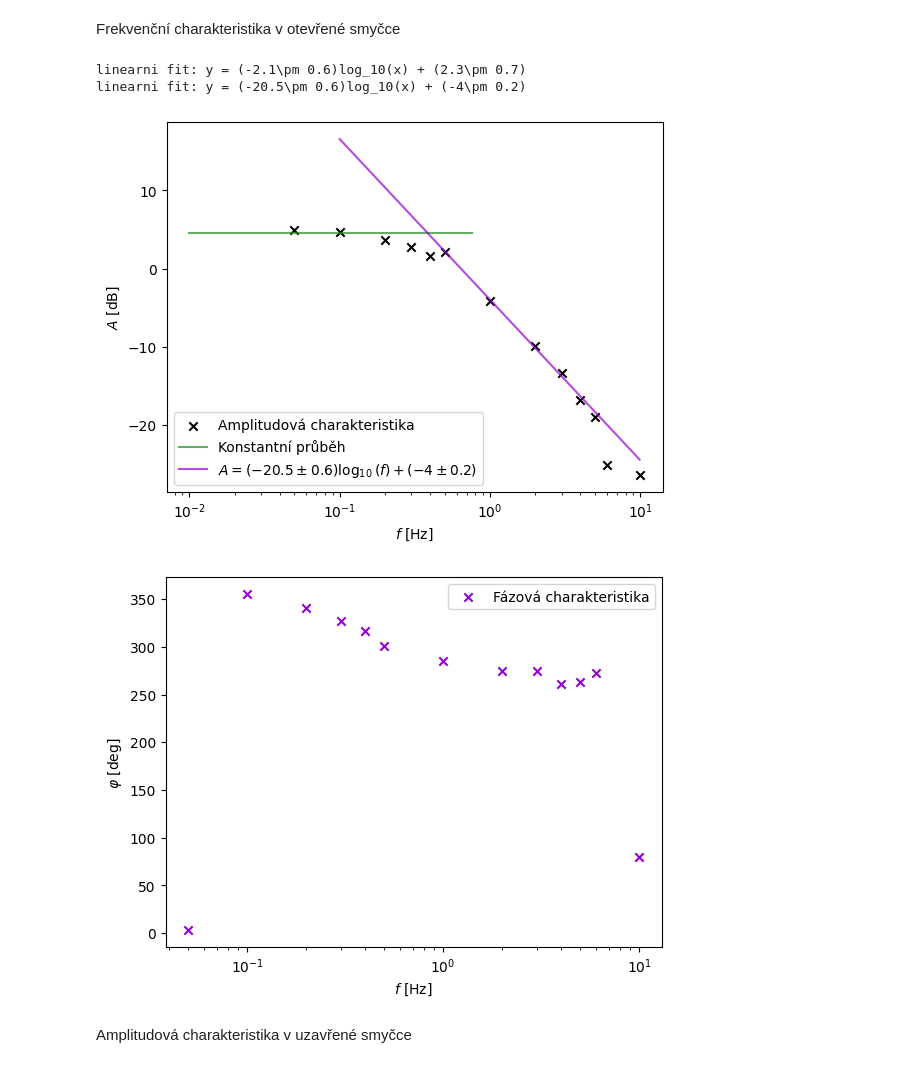
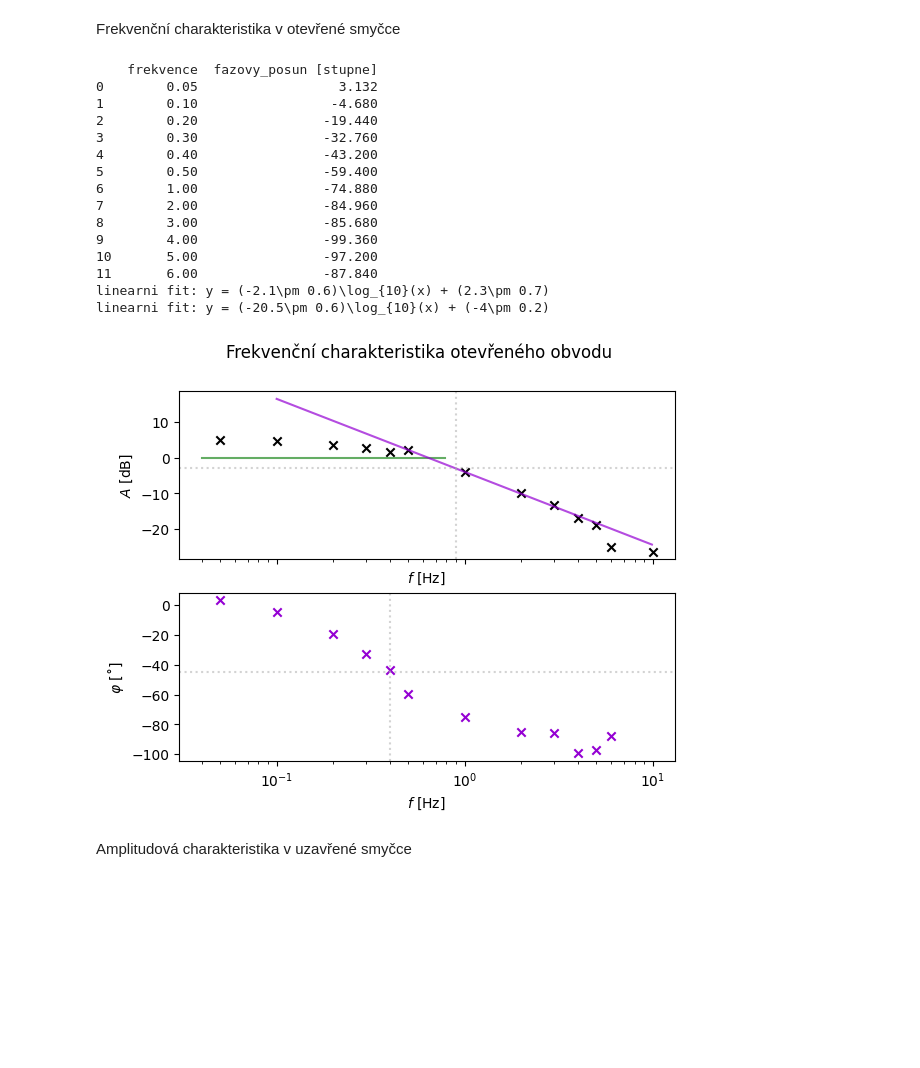
Before and after one commit to Mirenka11/RSEN, a Jupyter notebook: Data/zpracovani.ipynb, the cells around one changed output. Saved outputs shown, nothing was run; the diff lists cells and outputs as text; code cells hidden in the pictures; blank space fills up the shorter version.

```diff
--- a/Data/zpracovani.ipynb
+++ b/Data/zpracovani.ipynb
@@ -168,7 +138,9 @@ linearni fit: y = (-10.9\pm 0.9)x + (6\pm 0.6)
 Frekvenční charakteristika v otevřené smyčce
 # %%
 amplitudova_otevrena = pd.read_excel("rsen_laborka.xlsx", sheet_name="Frekvencni", engine="openpyxl", nrows=14, usecols="A, E")
-fazova_otevrena = pd.read_excel("rsen_laborka.xlsx", sheet_name="Frekvencni", engine="openpyxl", nrows=14, usecols="A, C")
+fazova_otevrena = pd.read_excel("rsen_laborka.xlsx", sheet_name="Frekvencni", engine="openpyxl", nrows=12, usecols="A, C")
+
+print(fazova_otevrena)
 
 fitovane_parametry_otevrena_1, kovariance_parametru_otevrena_1 = optimize.curve_fit(log10_fit,
                                                                       xdata=amplitudova_otevrena["frekvence"][0:3],
@@ -179,58 +151,77 @@ sigma_parametru_otevrena_1 = np.sqrt(np.diag(kovariance_parametru_otevrena_1)) #
 zaokrouhlene_parametry_otevrena_1 = []
 for j in range(len(fitovane_parametry_otevrena_1)): # zaokrouhleni na jednu platnou cifru
     zaokrouhlene_parametry_otevrena_1.append(round_to_reference(fitovane_parametry_otevrena_1[j],
                                                          sigma_parametru_otevrena_1[j]))
 print(
-    f"linearni fit: y = ({zaokrouhlene_parametry_otevrena_1[0][0]}\pm {zaokrouhlene_parametry_otevrena_1[0][1]})log_{10}(x) + ({zaokrouhlene_parametry_otevrena_1[1][0]}\pm {zaokrouhlene_parametry_otevrena_1[1][1]})")
+    f"linearni fit: y = ({zaokrouhlene_parametry_otevrena_1[0][0]}\\pm {zaokrouhlene_parametry_otevrena_1[0][1]})\\log_{{10}}(x) + ({zaokrouhlene_parametry_otevrena_1[1][0]}\\pm {zaokrouhlene_parametry_otevrena_1[1][1]})")
 
 fitovane_parametry_otevrena_2, kovariance_parametru_otevrena_2 = optimize.curve_fit(log10_fit,
                                                                       xdata=amplitudova_otevrena["frekvence"][5:10],
                                                                       ydata=amplitudova_otevrena["amplituda [dB]"][5:10],
                                                                       p0 = [-10, 5]) # ocekavane parametry
 
 sigma_parametru_otevrena_2 = np.sqrt(np.diag(kovariance_parametru_otevrena_2)) # tohle vypocita presnost, s jakou byly parametry urceny
 zaokrouhlene_parametry_otevrena_2 = []
 for j in range(len(fitovane_parametry_otevrena_2)): # zaokrouhleni na jednu platnou cifru
     zaokrouhlene_parametry_otevrena_2.append(round_to_reference(fitovane_parametry_otevrena_2[j],
                                                          sigma_parametru_otevrena_2[j]))
 print(
-    f"linearni fit: y = ({zaokrouhlene_parametry_otevrena_2[0][0]}\pm {zaokrouhlene_parametry_otevrena_2[0][1]})log_{10}(x) + ({zaokrouhlene_parametry_otevrena_2[1][0]}\pm {zaokrouhlene_parametry_otevrena_2[1][1]})")
+    f"linearni fit: y = ({zaokrouhlene_parametry_otevrena_2[0][0]}\\pm {zaokrouhlene_parametry_otevrena_2[0][1]})\\log_{{10}}(x) + ({zaokrouhlene_parametry_otevrena_2[1][0]}\\pm {zaokrouhlene_parametry_otevrena_2[1][1]})")
 
-x1 = np.arange(0.01, 0.8, 0.05)
+x1 = np.arange(0.04, 0.8, 0.05)
 x2 = np.arange(0.1, 10, 0.1)
-fig_amplitudova = plt.figure()
-plt.scatter(x=amplitudova_otevrena["frekvence"], y=amplitudova_otevrena["amplituda [dB]"],
+fig, (ax1, ax2), = plt.subplots(2, sharex=True)
+fig.suptitle("Frekvenční charakteristika otevřeného obvodu")
+ax1.scatter(x=amplitudova_otevrena["frekvence"], y=amplitudova_otevrena["amplituda [dB]"],
              marker='x', color="black", # kosmeticke upravy
             label = "Amplitudová charakteristika")
-plt.plot(x1, log10_fit(x1, 0, 4.5),
+ax1.plot(x1, log10_fit(x1, 0, 0),
          color = 'forestgreen', alpha = 0.7,
          label = "Konstantní průběh")
 
-plt.plot(x2, log10_fit(x2, fitovane_parametry_otevrena_2[0], fitovane_parametry_otevrena_2[1]),
+ax1.plot(x2, log10_fit(x2, fitovane_parametry_otevrena_2[0], fitovane_parametry_otevrena_2[1]),
          color = 'darkviolet', alpha = 0.7,
-         label = "$A=(-20.5\pm 0.6)\log_{10}(f)+(-4\pm 0.2)$")
-plt.xscale("log")
-plt.legend()
-plt.xlabel('$f~\mathrm{[Hz]}$ ', fontsize = 10)
-plt.ylabel("$A~\mathrm{[dB]}$", fontsize = 10)
-plt.savefig("../img/graf_amplitudova_otevrena.pdf")
-plt.show(block=True)
+         label = "$A=(-20.5\\pm 0.6)\\log_{10}(f)+(-4.0\\pm 0.2)$")
+ax1.axhline(y=-3, color='darkgray', alpha=0.5, ls="dotted")
+ax1.axvline(x= 0.9, color='darkgray', alpha=0.5, ls="dotted")
+ax1.set_xscale("log")
+#plt.legend()
+ax1.set_xlabel('$f~\\mathrm{[Hz]}$ ', fontsize = 10)
+ax1.set_ylabel("$A~\\mathrm{[dB]}$", fontsize = 10)
+#plt.savefig("../img/graf_amplitudova_otevrena.pdf")
+#plt.show(block=True)
 
-fig_fazova = plt.figure()
-plt.scatter(x=fazova_otevrena["frekvence"], y=fazova_otevrena["fazovy_posun [stupne]"],
+#fig_fazova = plt.figure()
+ax2.scatter(x=fazova_otevrena["frekvence"], y=fazova_otevrena["fazovy_posun [stupne]"],
              marker='x', color="darkviolet", # kosmeticke upravy
             label = "Fázová charakteristika")
-plt.xscale("log")
-plt.legend()
-plt.xlabel('$f~\mathrm{[Hz]}$ ', fontsize = 10)
-plt.ylabel("$\\varphi~\mathrm{[\deg]}$", fontsize = 10)
-plt.savefig("../img/graf_fazova_otevrena.pdf")
+ax2.axhline(y=-45, color='darkgray', alpha=0.5, ls="dotted")
+ax2.axvline(x= 0.4, color='darkgray', alpha=0.5, ls="dotted")
+
+ax2.set_xscale("log")
+#plt.legend()
+ax2.set_xlabel('$f~\\mathrm{[Hz]}$ ', fontsize = 10)
+ax2.set_ylabel("$\\varphi~\\mathrm{[˚]}$", fontsize = 10)
+#plt.savefig("../img/graf_fazova_otevrena.pdf")
+plt.savefig("../img/graf_bode_otevrena.pdf")
 plt.show(block=True)
 # %% [output]
-linearni fit: y = (-2.1\pm 0.6)log_10(x) + (2.3\pm 0.7)
-linearni fit: y = (-20.5\pm 0.6)log_10(x) + (-4\pm 0.2)
+    frekvence  fazovy_posun [stupne]
+0        0.05                  3.132
+1        0.10                 -4.680
+2        0.20                -19.440
+3        0.30                -32.760
+4        0.40                -43.200
+5        0.50                -59.400
+6        1.00                -74.880
+7        2.00                -84.960
+8        3.00                -85.680
+9        4.00                -99.360
+10       5.00                -97.200
+11       6.00                -87.840
+linearni fit: y = (-2.1\pm 0.6)\log_{10}(x) + (2.3\pm 0.7)
+linearni fit: y = (-20.5\pm 0.6)\log_{10}(x) + (-4\pm 0.2)
-[figure, old version]
+[figure, new version]
-[figure, removed]
 # %% [markdown]
 Amplitudová charakteristika v uzavřené smyčce
 # %%
```
Also changed, not shown: parts of 4 cells of this notebook, 17 other files.
